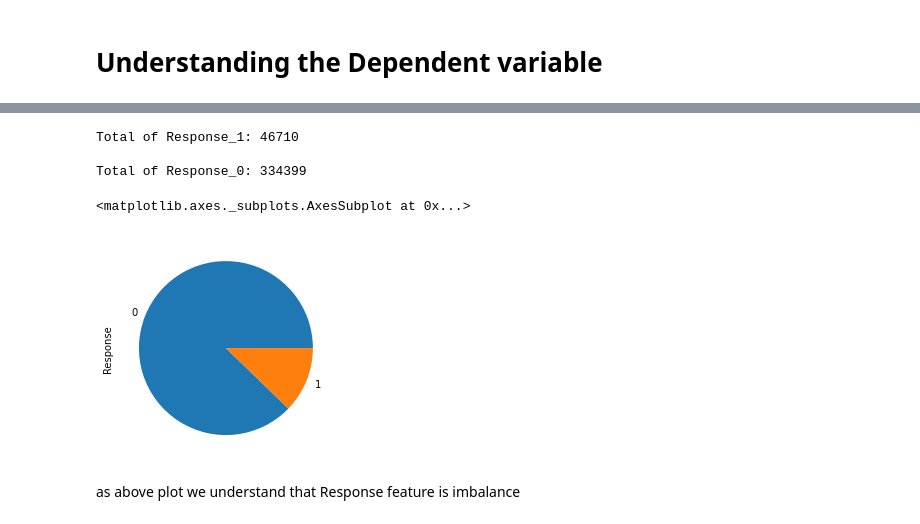
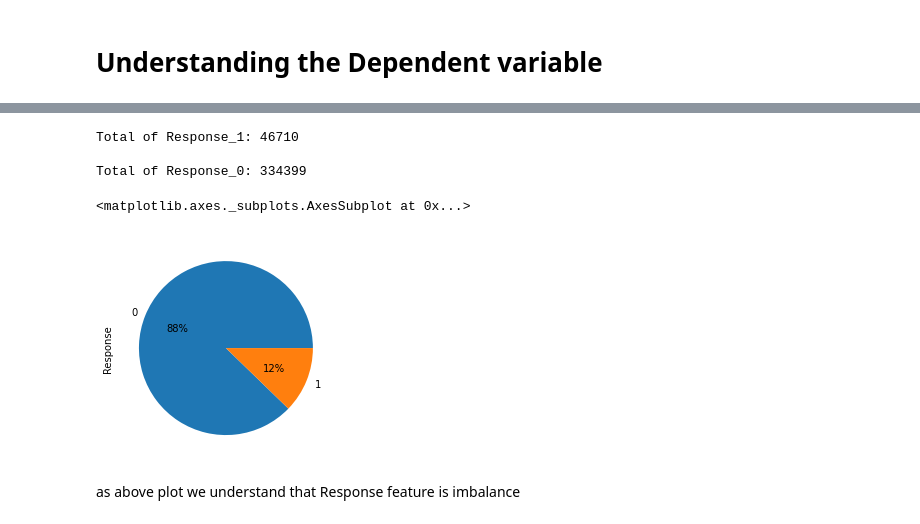
Before and after one commit to AjaharDaroga/Health_Insurance_Cross_Sell_Prediction, a Jupyter notebook: HEALTH_INSURANCE_CROSS_SELL_PREDICTION.ipynb, the cells around one changed output, grey strips where cells are left out. Drawn from its saved outputs; the diff is of its cells as text; code cells hidden in the pictures.

```diff
--- a/HEALTH_INSURANCE_CROSS_SELL_PREDICTION.ipynb
+++ b/HEALTH_INSURANCE_CROSS_SELL_PREDICTION.ipynb
@@ -204,17 +209,17 @@ feature_understand_plot("Response")
 # %%
 # exact count of passenger book the hotel
 Response_1 = (df['Response'] == 1).sum()
 Response_0= (df['Response'] == 0).sum()
 print("Total of Response_1: {} \n".format(Response_1))
 print("Total of Response_0: {} \n".format(Response_0))
 response_count=df['Response'].value_counts()
-response_count.plot(kind='pie')
+response_count.plot(kind='pie',autopct='%1.0f%%')
 # %% [output]
 Total of Response_1: 46710
 
 Total of Response_0: 334399
 <matplotlib.axes._subplots.AxesSubplot at 0x...>
-[figure, old version]
+[figure, new version]
 # %% [markdown]
 as above plot we understand that Response feature is imbalance
 # %% [markdown]
```
Also changed, not shown: parts of 55 cells of this notebook.
